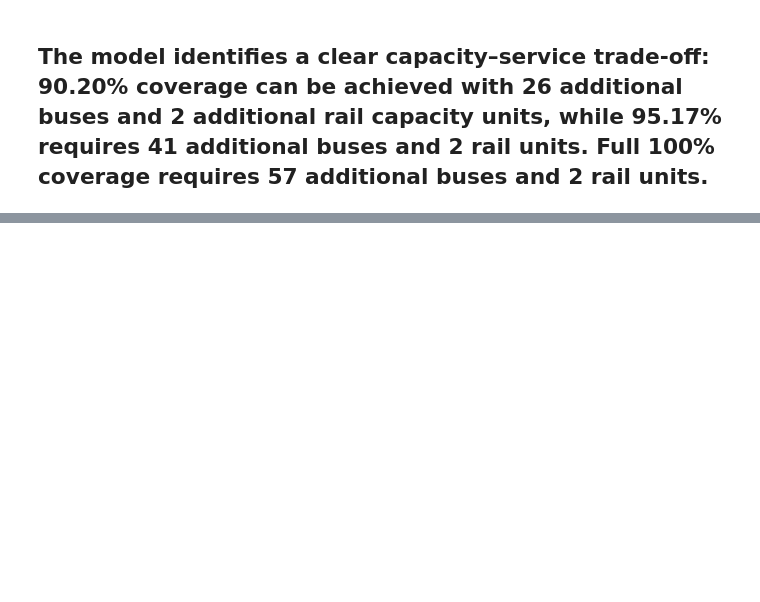
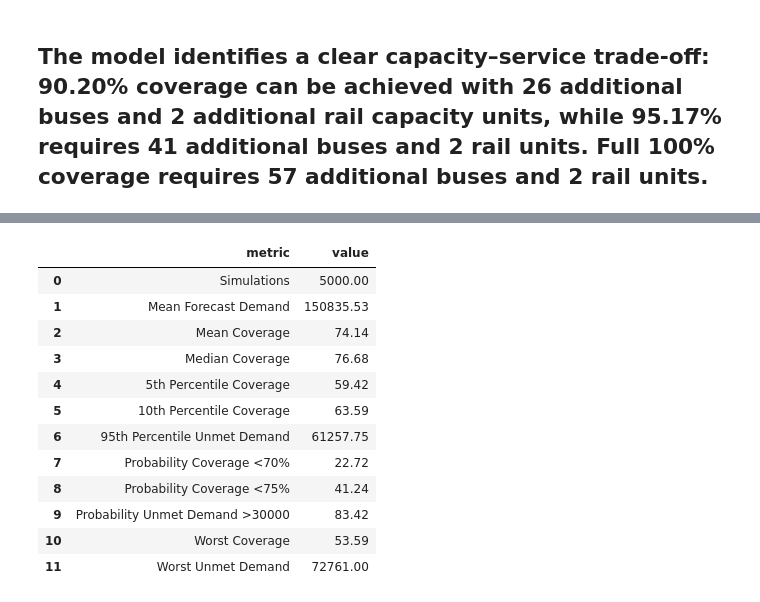
Before and after one commit to abhisarthak/public-transport-demand-planning, a Jupyter notebook: notebooks/03_fleet_optimization.ipynb, the cells around one changed output, grey strips where cells are left out. Cells and saved outputs as stored; diff of their text form; code cells hidden in the pictures; blank space fills up the shorter version.

```diff
--- a/notebooks/03_fleet_optimization.ipynb
+++ b/notebooks/03_fleet_optimization.ipynb
@@ -5134,0 +5331,57 @@ display(management_recommendation)
+# %%
+# ============================================
+# MONTE CARLO RISK SUMMARY
+# ============================================
+
+monte_carlo_summary_dashboard = pd.DataFrame({
+    "metric": [
+        "Simulations",
+        "Mean Forecast Demand",
+        "Mean Coverage",
+        "Median Coverage",
+        "5th Percentile Coverage",
+        "10th Percentile Coverage",
+        "95th Percentile Unmet Demand",
+        "Probability Coverage <70%",
+        "Probability Coverage <75%",
+        "Probability Unmet Demand >30000",
+        "Worst Coverage",
+        "Worst Unmet Demand"
+    ],
+
+    "value": [
+        5000,
+        150835.53,
+        74.14,
+        76.68,
+        59.42,
+        63.59,
+        61257.75,
+        22.72,
+        41.24,
+        83.42,
+        53.59,
+        72761
+    ]
+})
+
+monte_carlo_summary_dashboard.to_csv(
+    f"{dashboard_dir}/monte_carlo_summary.csv",
+    index=False
+)
+
+display(monte_carlo_summary_dashboard)
+# %% [output]
+|  | metric | value |
+| 0 | Simulations | 5000.00 |
+| 1 | Mean Forecast Demand | 150835.53 |
+| 2 | Mean Coverage | 74.14 |
+| 3 | Median Coverage | 76.68 |
+| 4 | 5th Percentile Coverage | 59.42 |
+| 5 | 10th Percentile Coverage | 63.59 |
+| 6 | 95th Percentile Unmet Demand | 61257.75 |
+| 7 | Probability Coverage <70% | 22.72 |
+| 8 | Probability Coverage <75% | 41.24 |
+| 9 | Probability Unmet Demand >30000 | 83.42 |
+| 10 | Worst Coverage | 53.59 |
+| 11 | Worst Unmet Demand | 72761.00 |
```
Also changed, not shown: parts of 8 cells of this notebook, 7 other files.
